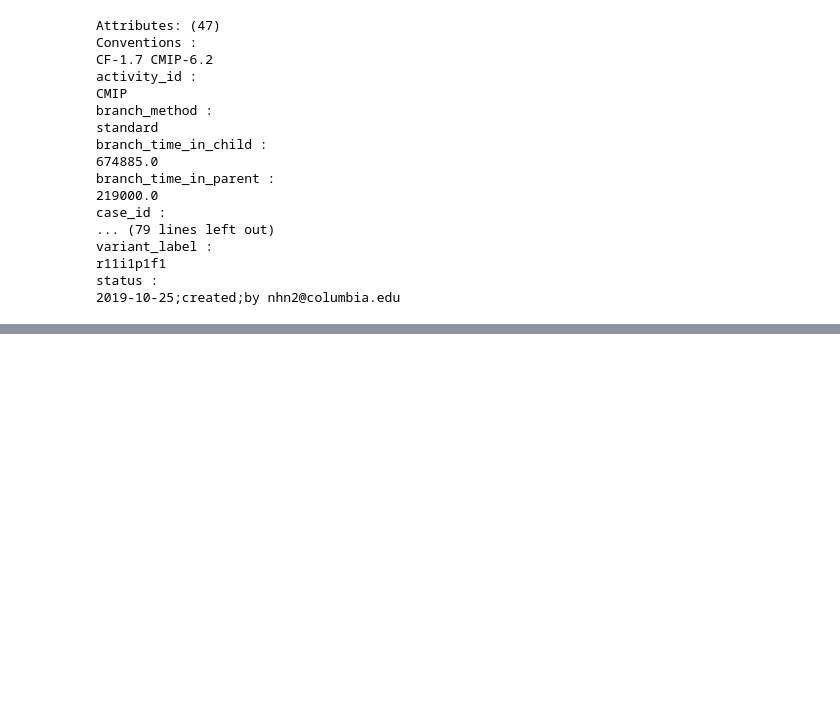
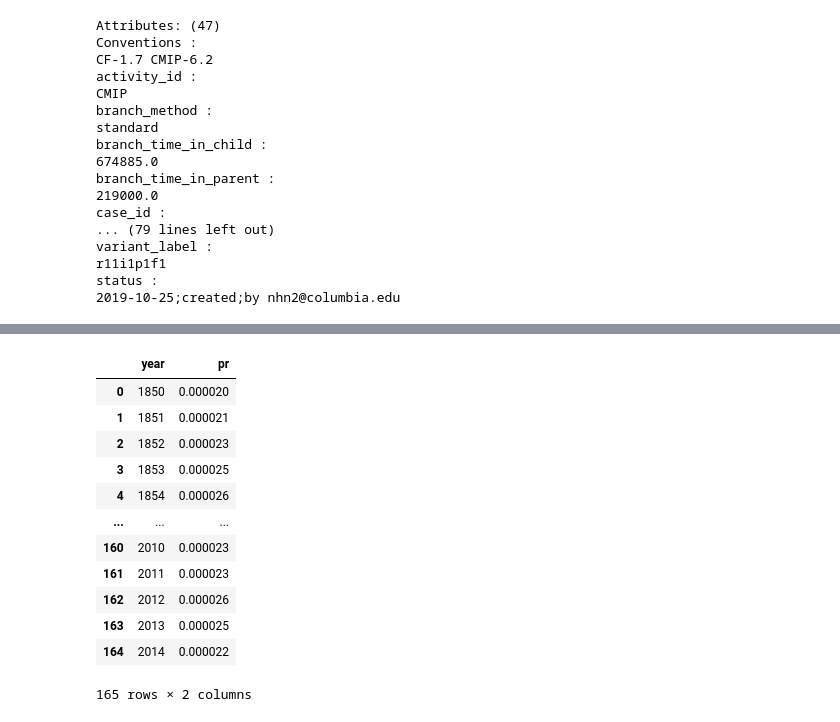
Before and after one commit to jeremyjcheng/106_project3, a Jupyter notebook: eda.ipynb, the cells around one changed output, grey strips where cells are left out. Cells and saved outputs as stored; diff of their text form; code cells hidden in the pictures; blank space fills up the shorter version.

```diff
--- a/eda.ipynb
+++ b/eda.ipynb
@@ -223,0 +256,18 @@ historical_precipitation_df
+# %%
+midwest_america_precip = midwest.groupby('year').mean(dim=['lat', 'lon'])
+midwest_hist_df = midwest_america_precip.to_dataframe().reset_index()
+midwest_hist_df
+# %% [output]
+|  | year | pr |
+| 0 | 1850 | 0.000020 |
+| 1 | 1851 | 0.000021 |
+| 2 | 1852 | 0.000023 |
+| 3 | 1853 | 0.000025 |
+| 4 | 1854 | 0.000026 |
+| ... | ... | ... |
+| 160 | 2010 | 0.000023 |
+| 161 | 2011 | 0.000023 |
+| 162 | 2012 | 0.000026 |
+| 163 | 2013 | 0.000025 |
+| 164 | 2014 | 0.000022 |
+165 rows × 2 columns
```
Also changed, not shown: parts of 33 cells of this notebook, 7 other files.
